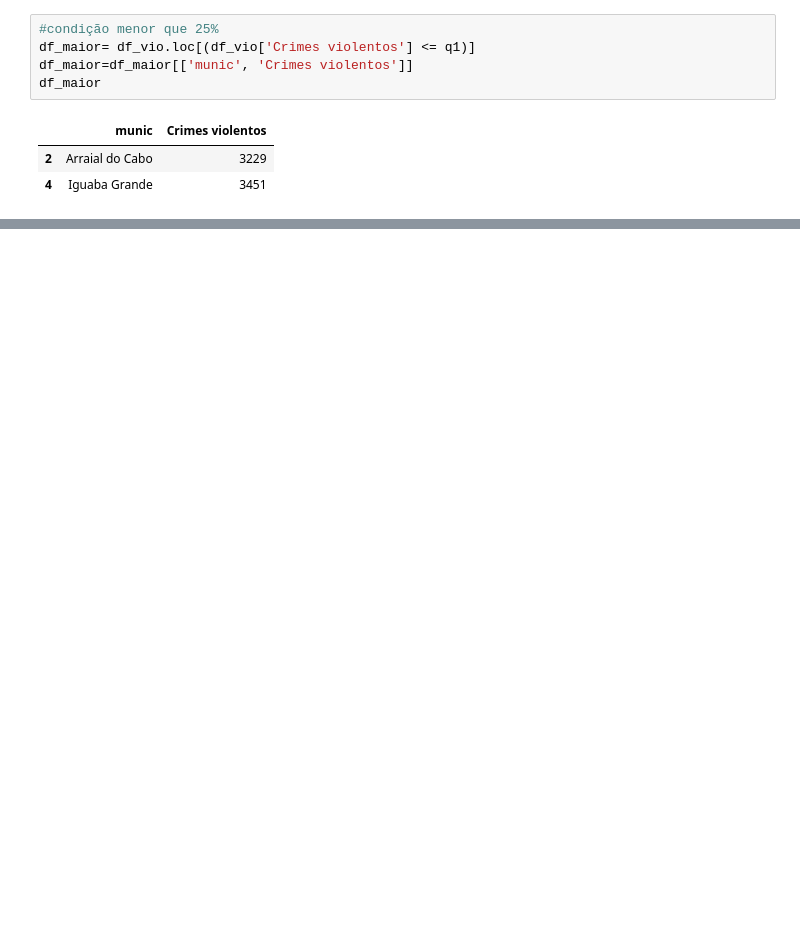
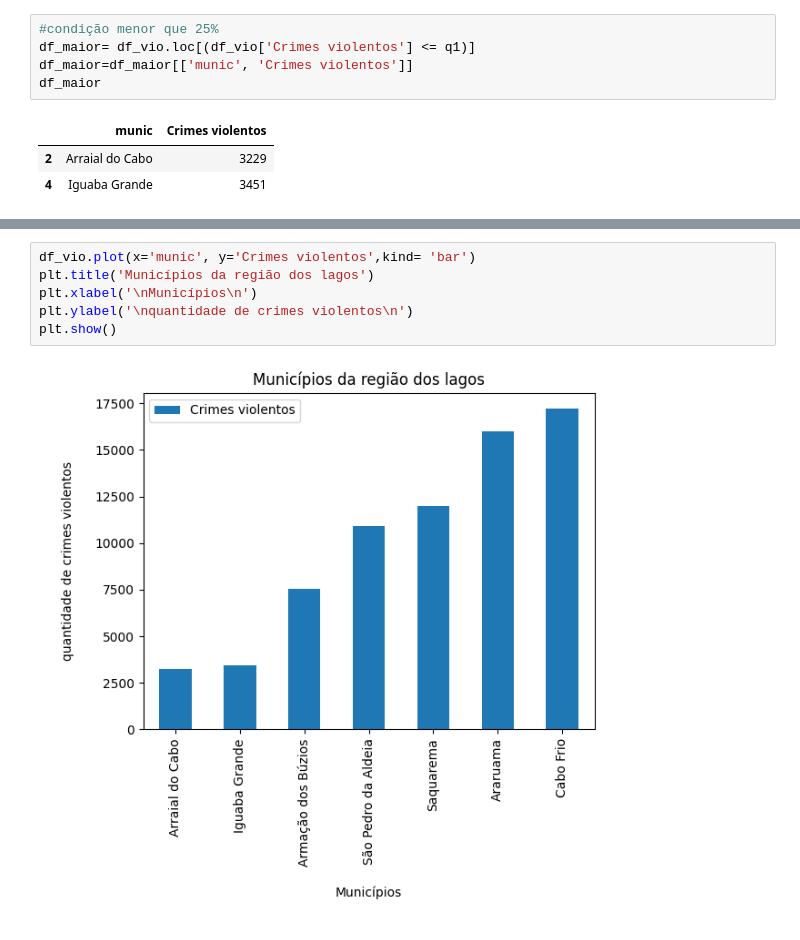
Before and after one commit to paixaomadu/repoteste, a Jupyter notebook: projeto4.ipynb, the cells around one changed output, grey strips where cells are left out. Cells and saved outputs as stored; diff of their text form; blank space fills up the shorter version.

```diff
--- a/projeto4.ipynb
+++ b/projeto4.ipynb
@@ -79,0 +85,8 @@ df_maior
+# %%
+df_vio.plot(x='munic', y='Crimes violentos',kind= 'bar')
+plt.title('Municípios da região dos lagos')
+plt.xlabel('\nMunicípios\n')
+plt.ylabel('\nquantidade de crimes violentos\n')
+plt.show()
+# %% [output]
+[figure, added]
```
Also changed, not shown: parts of 5 cells of this notebook, 1 other file.
